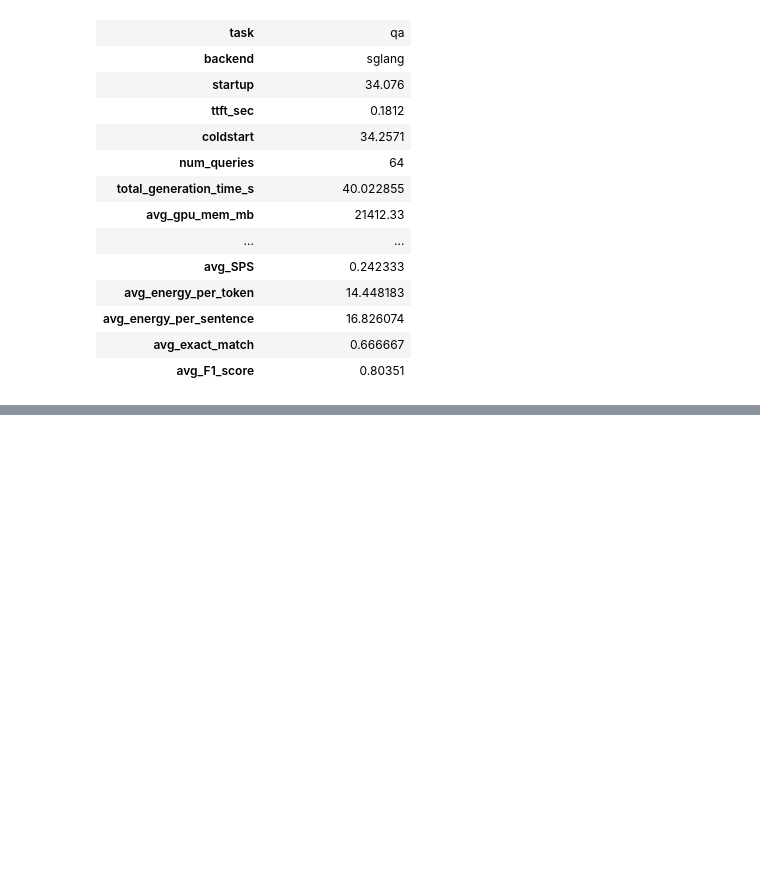
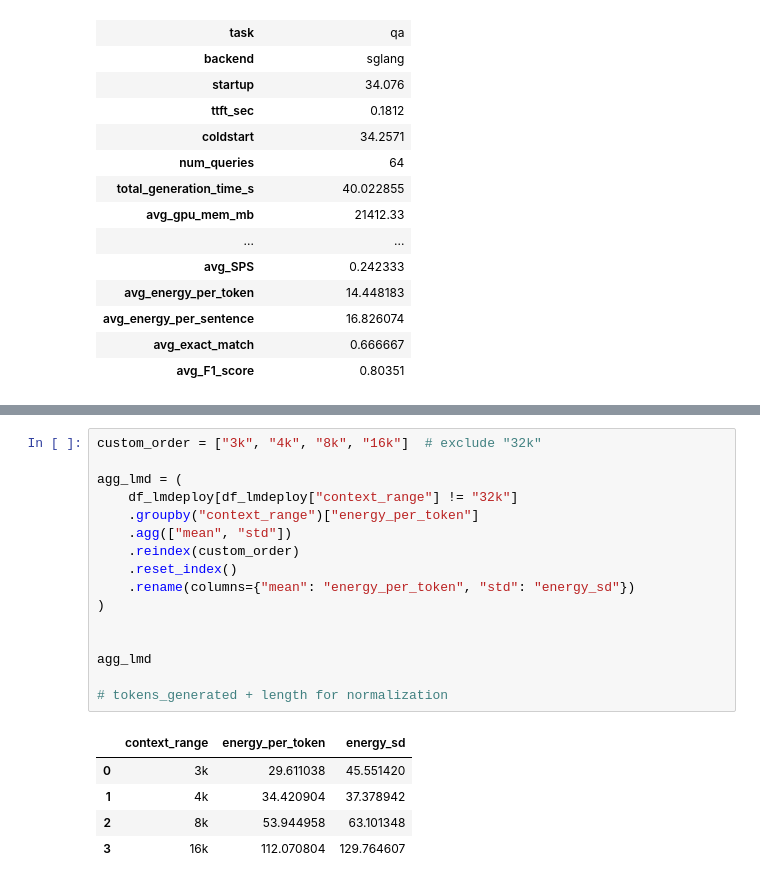
Before and after one commit to slinusc/fast_llm_inference, a Jupyter notebook: experiments/experiments_thesis.ipynb, the cells around one changed output, grey strips where cells are left out. Drawn from its saved outputs; the diff is of its cells as text; blank space fills up the shorter version.

```diff
--- a/experiments/experiments_thesis.ipynb
+++ b/experiments/experiments_thesis.ipynb
@@ -281,0 +337,22 @@ display(detailed_report)
+# %%
+custom_order = ["3k", "4k", "8k", "16k"]  # exclude "32k"
+
+agg_lmd = (
+    df_lmdeploy[df_lmdeploy["context_range"] != "32k"]
+    .groupby("context_range")["energy_per_token"]
+    .agg(["mean", "std"])
+    .reindex(custom_order)
+    .reset_index()
+    .rename(columns={"mean": "energy_per_token", "std": "energy_sd"})
+)
+
+
+agg_lmd
+
+# tokens_generated + length for normalization
+# %% [output]
+|  | context_range | energy_per_token | energy_sd |
+| 0 | 3k | 29.611038 | 45.551420 |
+| 1 | 4k | 34.420904 | 37.378942 |
+| 2 | 8k | 53.944958 | 63.101348 |
+| 3 | 16k | 112.070804 | 129.764607 |
```
Also changed, not shown: parts of 18 cells of this notebook, 3 other files.
